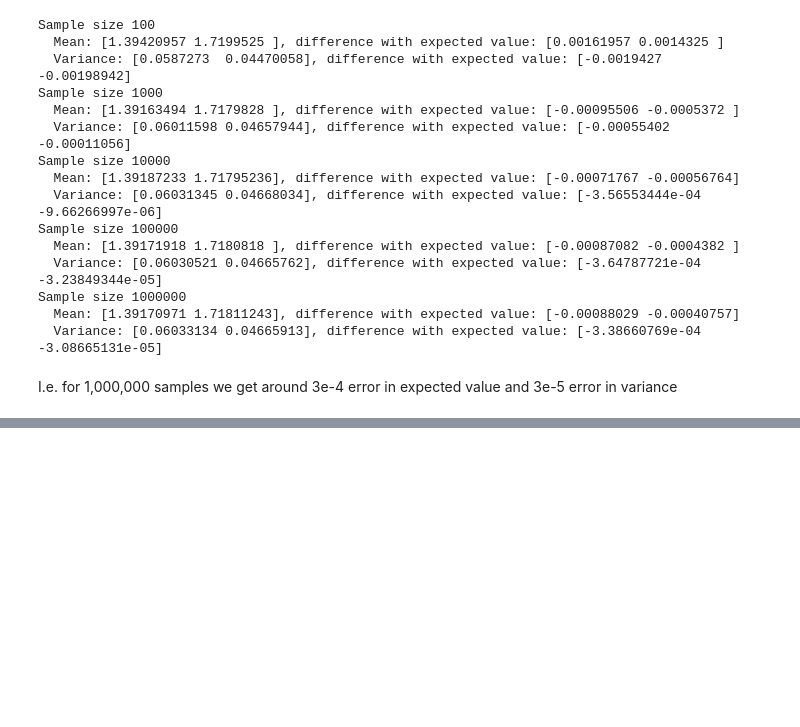
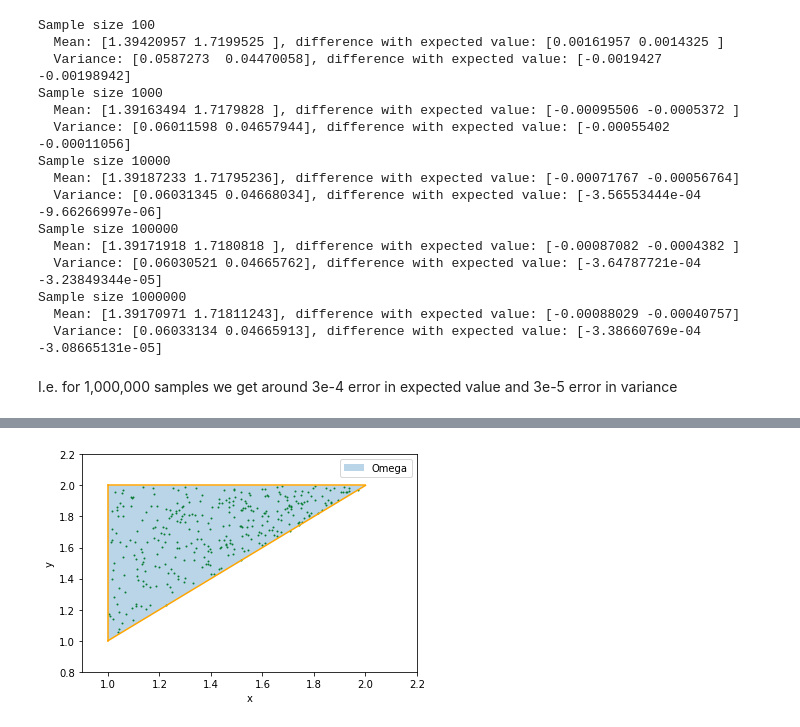
Before and after one commit to honzikv/multidimstats, a Jupyter notebook: main.ipynb, the cells around one changed output, grey strips where cells are left out. Saved outputs shown, nothing was run; the diff lists cells and outputs as text; code cells hidden in the pictures; blank space fills up the shorter version.

```diff
--- a/main.ipynb
+++ b/main.ipynb
@@ -305,0 +371,4 @@ I.e. for 1,000,000 samples we get around 3e-4 error in expected value and 3e-5 e
+# %%
+make_plot('visualization_wo_rejections.png', False)
+# %% [output]
+[figure, added]
```
Also changed, not shown: parts of 8 cells of this notebook.
